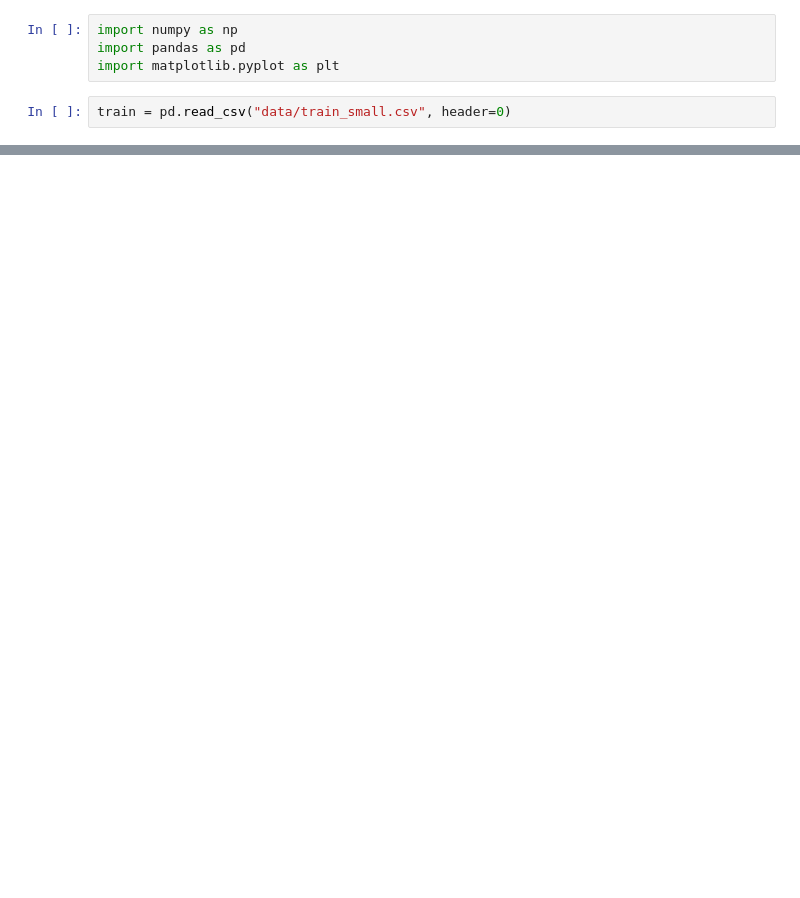
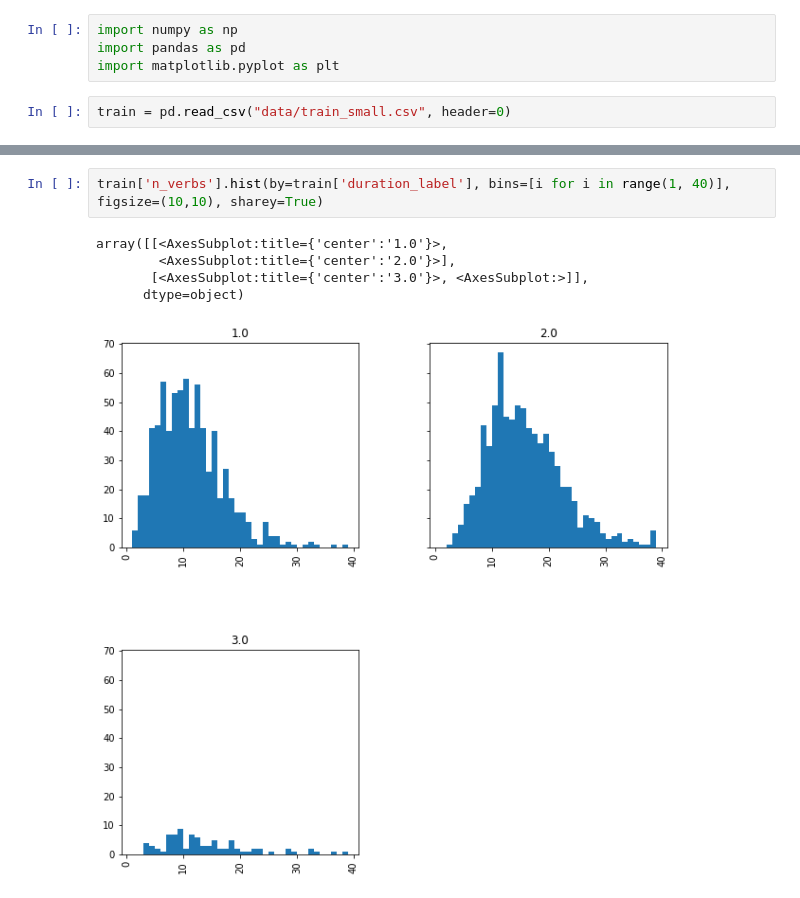
Before and after one commit to Machine-Learning-Project-Group/How-long-will-it-take-to-cook-this-, a Jupyter notebook: Professional Statistical Analysis.ipynb, the cells around one changed output, grey strips where cells are left out. Cells and saved outputs as stored; diff of their text form; blank space fills up the shorter version.

```diff
--- a/Professional Statistical Analysis.ipynb
+++ b/Professional Statistical Analysis.ipynb
@@ -22,0 +23,8 @@ array([[<AxesSubplot:title={'center':'1.0'}>,
+# %%
+train['n_verbs'].hist(by=train['duration_label'], bins=[i for i in range(1, 40)], figsize=(10,10), sharey=True)
+# %% [output]
+array([[<AxesSubplot:title={'center':'1.0'}>,
+        <AxesSubplot:title={'center':'2.0'}>],
+       [<AxesSubplot:title={'center':'3.0'}>, <AxesSubplot:>]],
+      dtype=object)
+[figure, added]
```
Also changed, not shown: parts of 2 cells of this notebook, 9 other files.
